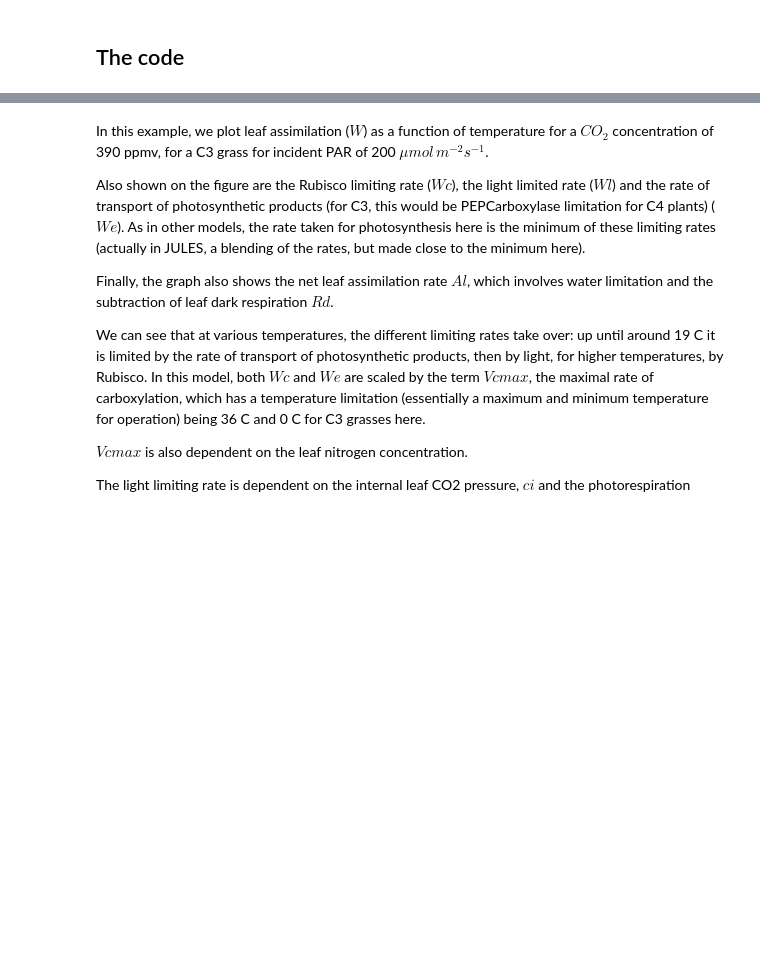
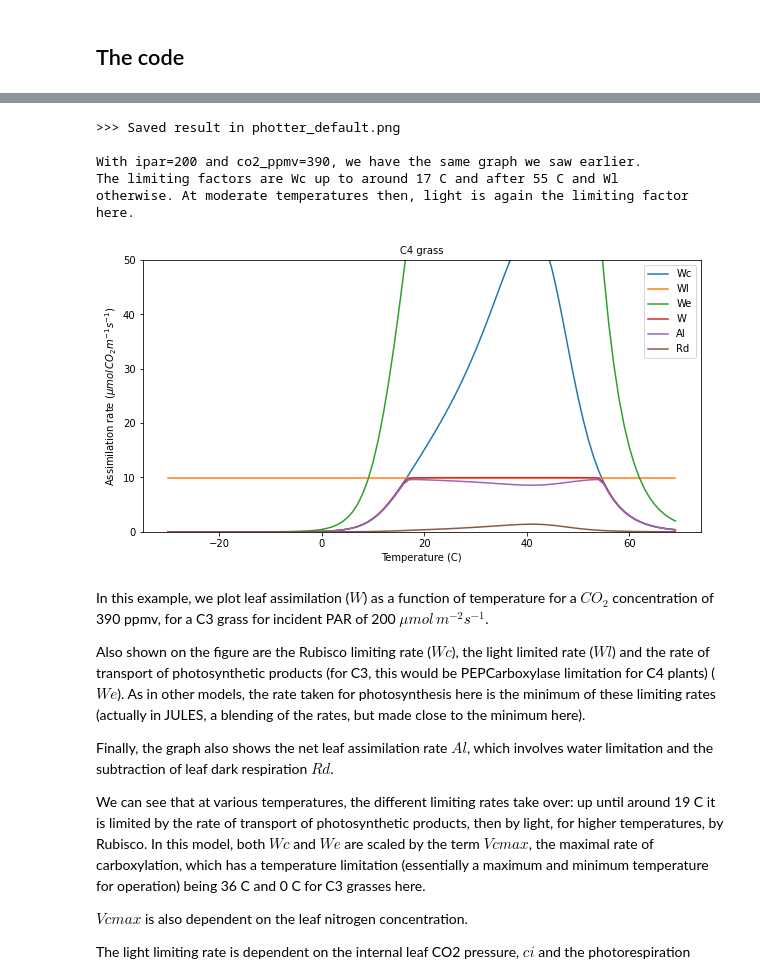
Before and after one commit to profLewis/geog0133-practicals, a Jupyter notebook: 03-Photosynthesis_Modelling_Practical.ipynb, the cells around one changed output, grey strips where cells are left out. Cells and saved outputs as stored; diff of their text form; code cells hidden in the pictures; blank space fills up the shorter version.

```diff
--- a/03-Photosynthesis_Modelling_Practical.ipynb
+++ b/03-Photosynthesis_Modelling_Practical.ipynb
@@ -138,3 +324,40 @@ array([1.51803418e-10, 2.18958584e-10, 3.15758863e-10, 4.55255392e-10,
+# %%
+### ANSWER
+msg = '''
+For C4 grasses, what are the limiting factors over the temperatures modelled?
+'''
+
+# list of all pfts
+pfts = ['C4 grass']
+
+npfts = len(pfts)
+
+# set ymax here to be able to see the plots
+plotter = {
+    'n_subplots' : npfts,       # number of sub-plots
+    'name'       : 'default',  # plot name
+    'ymax'        : 50      # max value for y set
+}
+
+# store the data for each PFT
+output = {}
+# loop over pfts
+for pft in pfts:
+    output[pft],plotter = do_photosynthesis(pft_type=pft,plotter=plotter)
+
+msg = '''
+With ipar=200 and co2_ppmv=390, we have the same graph we saw earlier.
+The limiting factors are Wc up to around 17 C and after 55 C and Wl
+otherwise. At moderate temperatures then, light is again the limiting factor here.
+'''
+print(msg)
+# %% [output]
+>>> Saved result in photter_default.png
+
+With ipar=200 and co2_ppmv=390, we have the same graph we saw earlier.
+The limiting factors are Wc up to around 17 C and after 55 C and Wl
+otherwise. At moderate temperatures then, light is again the limiting factor here.
+[figure, added]
 # %% [markdown]
 In this example, we plot leaf assimilation ($W$) as a function of temperature for a $CO_2$ concentration of 390 ppmv, for a C3 grass for incident PAR of 200 $\mu mol\, m^{−2}s^{−1}$.
 
```
Also changed, not shown: parts of 23 cells of this notebook, 7 other files.
